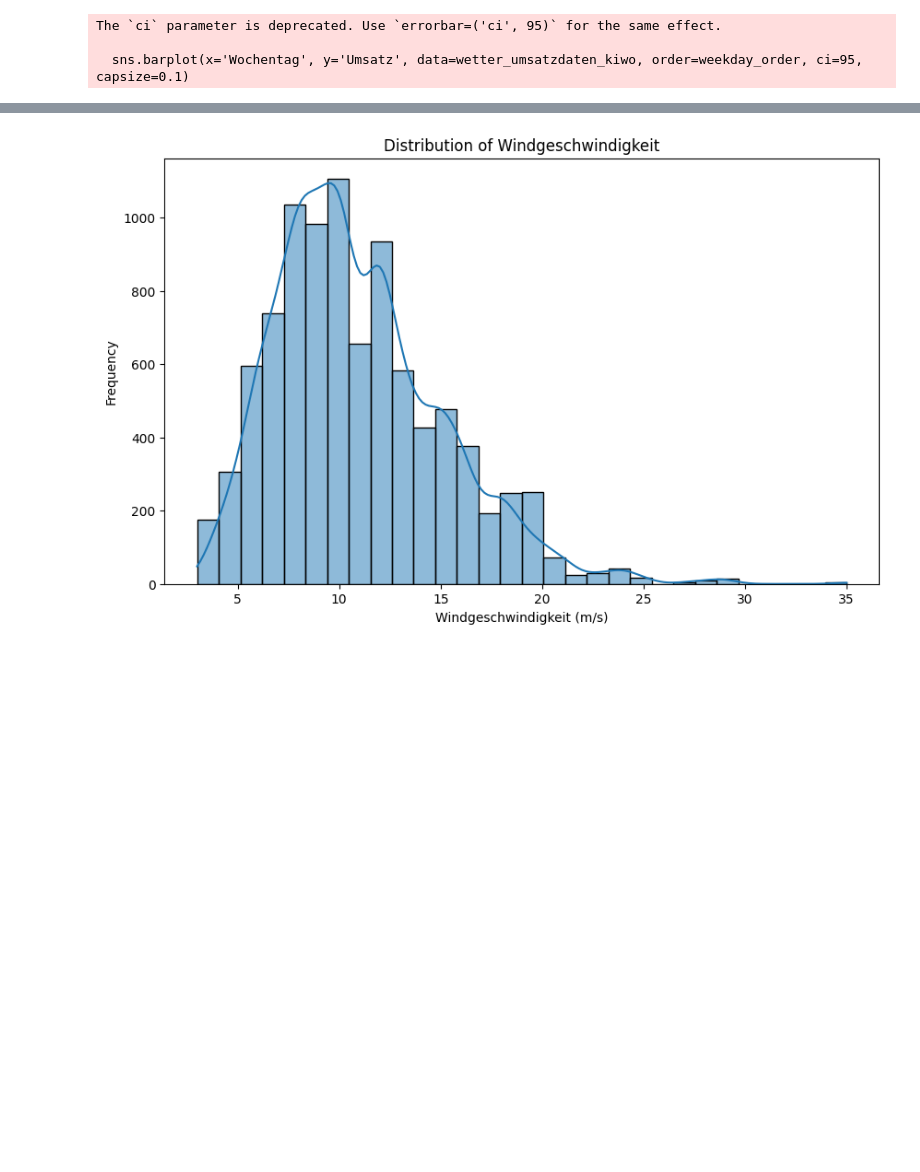
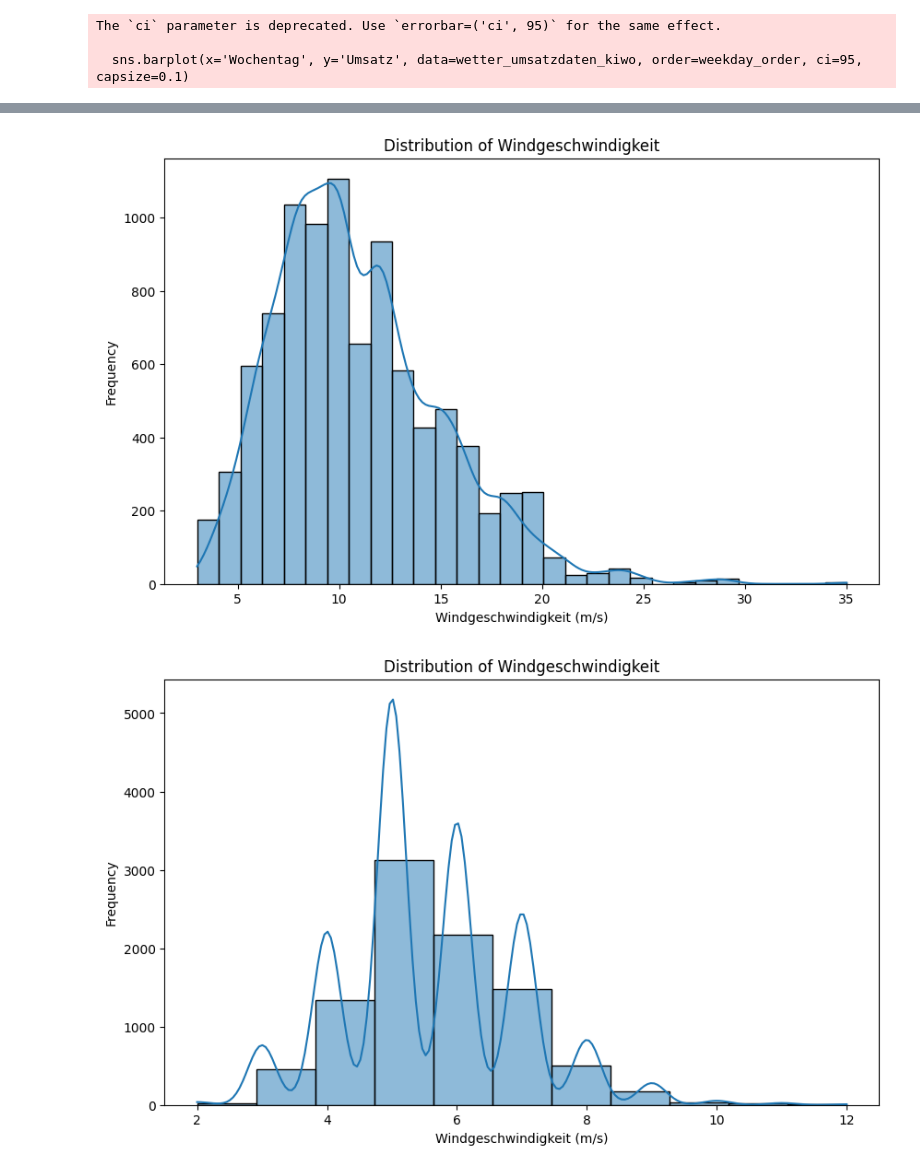
Before and after one commit to Marcel-Ag/Team_Raum-3_BakerySalesPredictions, a Jupyter notebook: 1_DatasetCharacteristics/DataVis.ipynb, the cells around one changed output, grey strips where cells are left out. Saved outputs shown, nothing was run; the diff lists cells and outputs as text; code cells hidden in the pictures; blank space fills up the shorter version.

Commit message:
added some additional visualization to vis file

```diff
--- a/1_DatasetCharacteristics/DataVis.ipynb
+++ b/1_DatasetCharacteristics/DataVis.ipynb
@@ -26,9 +26,53 @@ plt.xlabel('Windgeschwindigkeit (m/s)')
 plt.ylabel('Frequency')
 plt.show()
 
+# Step 2: Visualization - Distribution of Windgeschwindigkeit in Beaufort
+plt.figure(figsize=(10, 6))
+sns.histplot(wetter_umsatzdaten_kiwo['Windgeschwindigkeit_Beaufort'], kde=True, bins=11)
+plt.title('Distribution of Windgeschwindigkeit')
+plt.xlabel('Windgeschwindigkeit (m/s)')
+plt.ylabel('Frequency')
+plt.show()
+
+#visualization of the temperature
+plt.figure(figsize=(10, 6))
+sns.histplot(wetter_umsatzdaten_kiwo['Temperatur'], kde=True, bins=40)
+plt.title('Distribution of Temperature')
+plt.xlabel('Temperature (°C)')
+plt.ylabel('Frequency')
+plt.show()
+
+#scatter plot of the temperature and the sales
+plt.figure(figsize=(10, 6))
+sns.scatterplot(x='Temperatur', y='Umsatz', data=wetter_umsatzdaten_kiwo)
+plt.title('Scatterplot of Temperature and Sales')
+plt.xlabel('Temperature (°C)')
+plt.ylabel('Sales')
+plt.show()
+
+#barplot of the wind speed and the sales
+plt.figure(figsize=(10, 6))
+sns.barplot(x='Windgeschwindigkeit_Beaufort', y='Umsatz', data=wetter_umsatzdaten_kiwo, ci=95, capsize=0.1)
+plt.title('Mean Sales per Wind Speed with 95% Confidence Intervals')
+plt.ylabel('Mean Sales')
+plt.xlabel('Wind Speed (Beaufort)')
+plt.show()
+
+#barplot of temperature categories and the sales
+plt.figure(figsize=(10, 6))
+sns.barplot(x='Temperature_Category', y='Umsatz', data=wetter_umsatzdaten_kiwo, ci=95, capsize=0.1)
+plt.title('Mean Sales per Temperature Category with 95% Confidence Intervals')
+plt.ylabel('Mean Sales')
+plt.xlabel('Temperature Category')
+plt.show()
+
+
 # Step 3: Descriptive Statistics
 print("Descriptive Statistics for Windgeschwindigkeit:")
 print(wetter_umsatzdaten_kiwo['Windgeschwindigkeit'].describe())
+print(wetter_umsatzdaten_kiwo['Windgeschwindigkeit_Beaufort'].describe())
+print("Descriptive Statistics for Temperatur:")
+print(wetter_umsatzdaten_kiwo['Temperatur'].describe())
 
 print("Data visualization complete.")
 # %% [output]
@@ -39,6 +84,7 @@ Index(['Datum', 'Bewoelkung', 'Temperatur', 'Windgeschwindigkeit',
       dtype='object')
 The `ci` parameter is deprecated. Use `errorbar=('ci', 95)` for the same effect.
 
   sns.barplot(x='Wochentag', y='Umsatz', data=wetter_umsatzdaten_kiwo, order=weekday_order, ci=95, capsize=0.1)
 [figure]
 [figure]
+[figure, added]
```
Also changed, not shown: parts of 1 cell of this notebook, 1 other file.
